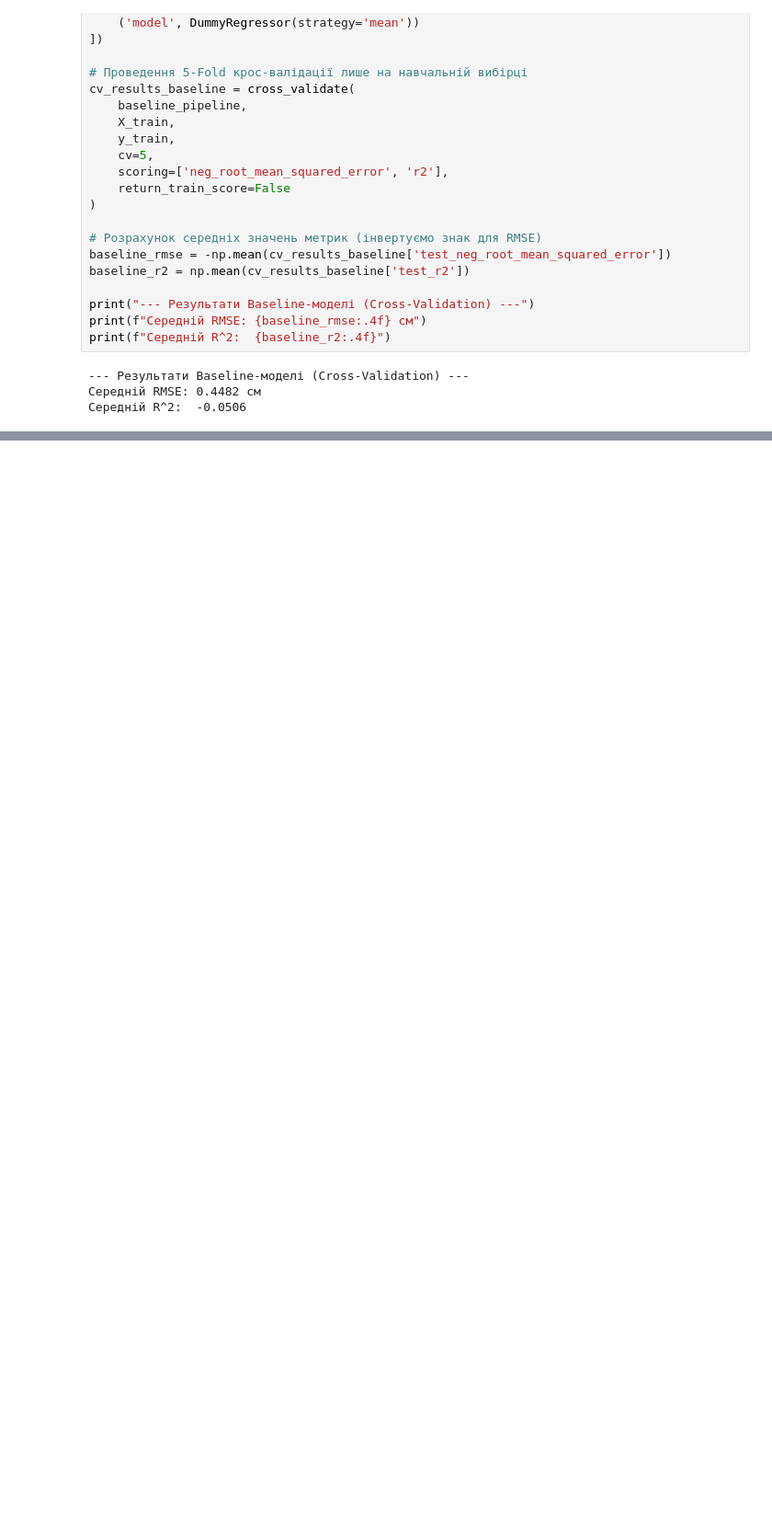
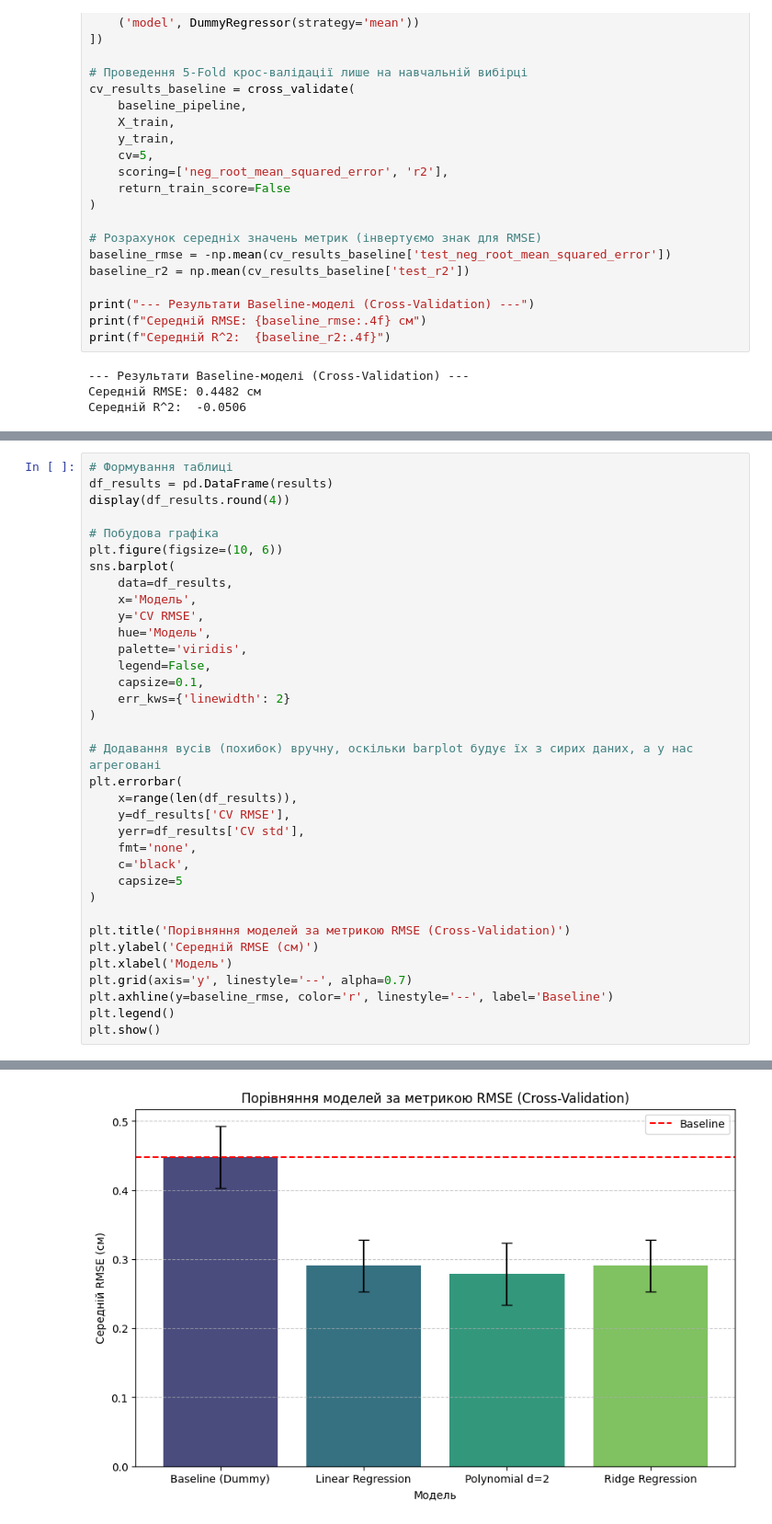
Before and after one commit to Yaroslav071315/machine-learning-course-volovnyk, a Jupyter notebook: lab01/notebook/lab01.ipynb, the cells around one changed output, grey strips where cells are left out. Shown at 92% size. Saved outputs shown, nothing was run; the diff lists cells and outputs as text; blank space fills up the shorter version.

```diff
--- a/lab01/notebook/lab01.ipynb
+++ b/lab01/notebook/lab01.ipynb
@@ -229,0 +305,36 @@ print(f"Середній R^2:  {baseline_r2:.4f}")
+# %%
+# Формування таблиці
+df_results = pd.DataFrame(results)
+display(df_results.round(4))
+
+# Побудова графіка
+plt.figure(figsize=(10, 6))
+sns.barplot(
+    data=df_results,
+    x='Модель',
+    y='CV RMSE',
+    hue='Модель',
+    palette='viridis',
+    legend=False,
+    capsize=0.1,
+    err_kws={'linewidth': 2}
+)
+
+# Додавання вусів (похибок) вручну, оскільки barplot будує їх з сирих даних, а у нас агреговані
+plt.errorbar(
+    x=range(len(df_results)),
+    y=df_results['CV RMSE'],
+    yerr=df_results['CV std'],
+    fmt='none',
+    c='black',
+    capsize=5
+)
+
+plt.title('Порівняння моделей за метрикою RMSE (Cross-Validation)')
+plt.ylabel('Середній RMSE (см)')
+plt.xlabel('Модель')
+plt.grid(axis='y', linestyle='--', alpha=0.7)
+plt.axhline(y=baseline_rmse, color='r', linestyle='--', label='Baseline')
+plt.legend()
+plt.show()
+# %% [output]
@@ -229,0 +346 @@ print(f"Середній R^2:  {baseline_r2:.4f}")
+[figure, added]
```
Also changed, not shown: parts of 5 cells of this notebook, 2 other files.
